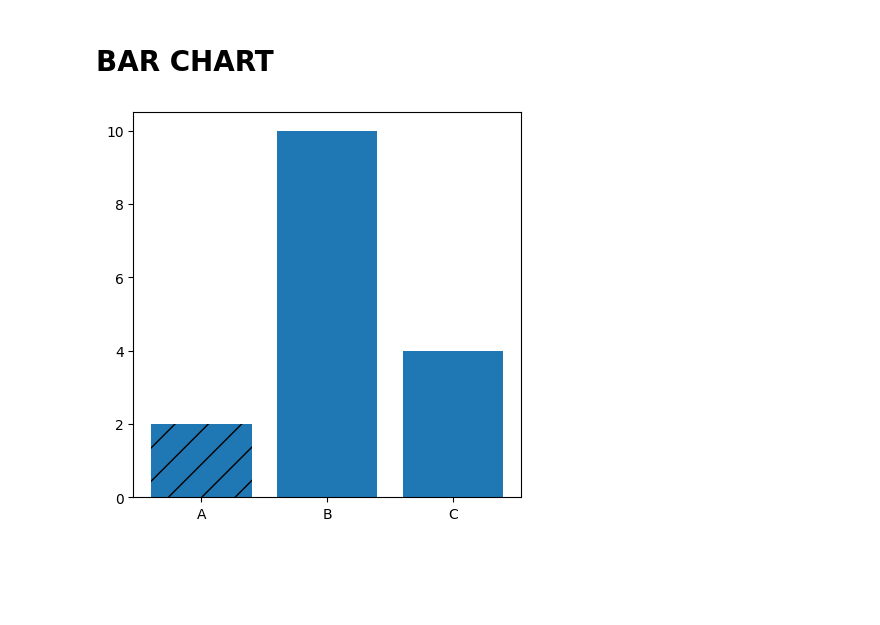
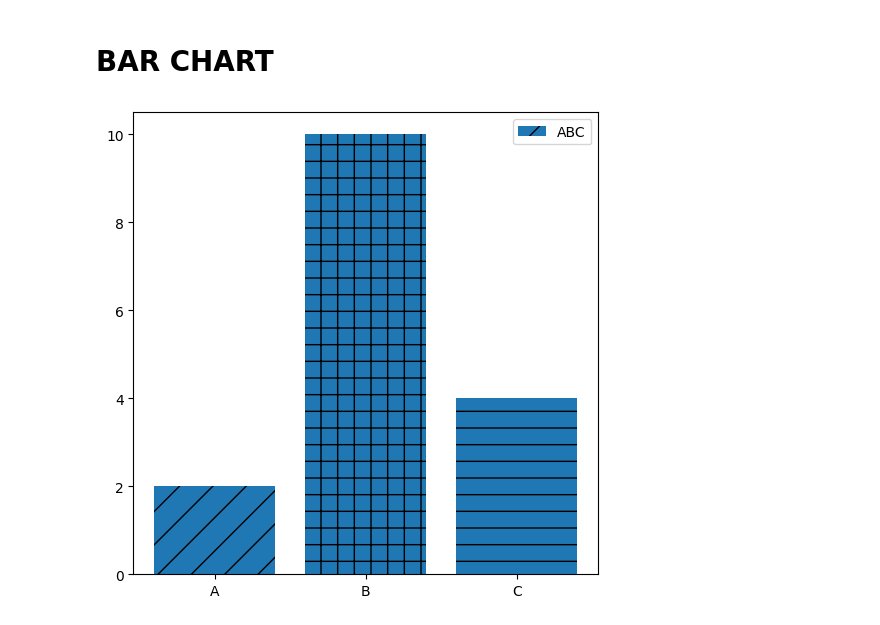
Before and after one commit to AmritCodes-7/Pandas, a Jupyter notebook: matplotlib_practice/practice_one/progams/first.ipynb, the cells around one changed output. Drawn from its saved outputs; the diff is of its cells as text; code cells hidden in the pictures; blank space fills up the shorter version.

```diff
--- a/matplotlib_practice/practice_one/progams/first.ipynb
+++ b/matplotlib_practice/practice_one/progams/first.ipynb
@@ -86,15 +86,23 @@ plt.show()
 # %%
 xlabels = ['A', 'B', 'C']
 ylabels = [2, 10, 4]
 
 # giving the size of bar chart
-plt.figure(figsize=(5, 5))
+plt.figure(figsize=(6, 6))
 
-bars = plt.bar(xlabels, ylabels)
+bars = plt.bar(xlabels, ylabels, label = 'ABC')
 
 # setting hatching lines
-bars[0].set_hatch('/')
+# bars[0].set_hatch('/')
+# bars[1].set_hatch("+")
+# bars[2].set_hatch("-")
 
+patterns = ['/', '+', '-']
+for bar in bars:
+    bar.set_hatch(patterns.pop(0))
+
+plt.legend()
+plt.savefig('../files/barchcart.png', dpi = 300)
 plt.show()
 # %% [output]
-[figure, old version]
+[figure, new version]
```
Also changed, not shown: 2 other files.
